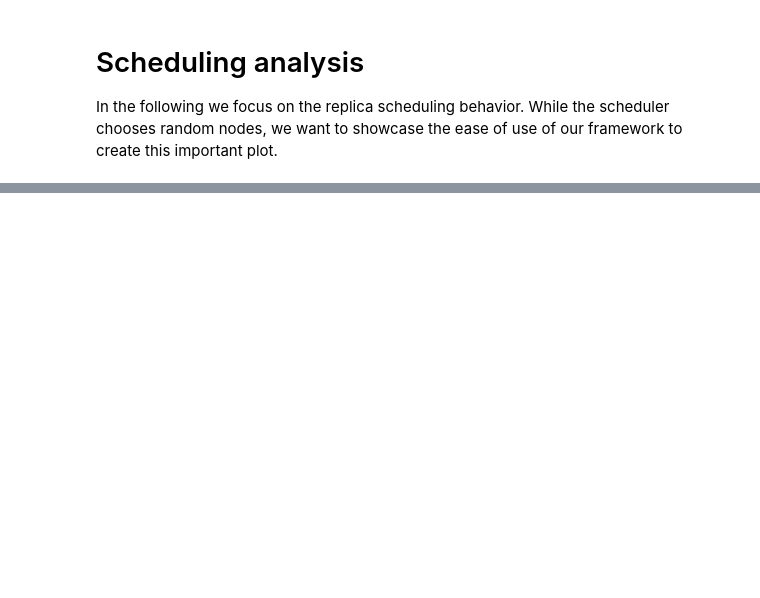
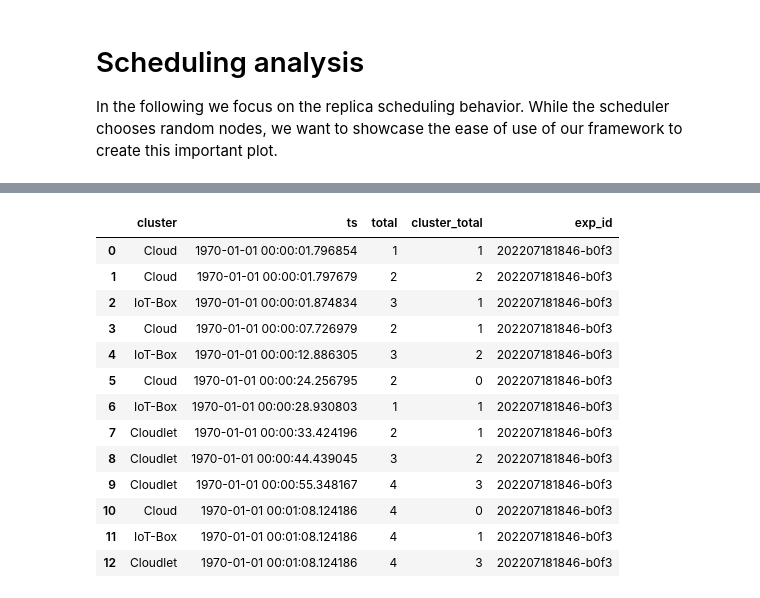
Before and after one commit to edgerun/galileo-experiments-tdis-2022, a Jupyter notebook: notebooks/Mobilenet Scenario Analysis.ipynb, the cells around one changed output, grey strips where cells are left out. Drawn from its saved outputs; the diff is of its cells as text; code cells hidden in the pictures; blank space fills up the shorter version.

```diff
--- a/notebooks/Mobilenet Scenario Analysis.ipynb
+++ b/notebooks/Mobilenet Scenario Analysis.ipynb
@@ -148,0 +149,17 @@ plt.savefig('figures/scenario-replicas-running-lineplot.pdf')
+# %%
+replicas
+# %% [output]
+|  | cluster | ts | total | cluster_total | exp_id |
+| 0 | Cloud | 1970-01-01 00:00:01.796854 | 1 | 1 | 202207181846-b0f3 |
+| 1 | Cloud | 1970-01-01 00:00:01.797679 | 2 | 2 | 202207181846-b0f3 |
+| 2 | IoT-Box | 1970-01-01 00:00:01.874834 | 3 | 1 | 202207181846-b0f3 |
+| 3 | Cloud | 1970-01-01 00:00:07.726979 | 2 | 1 | 202207181846-b0f3 |
+| 4 | IoT-Box | 1970-01-01 00:00:12.886305 | 3 | 2 | 202207181846-b0f3 |
+| 5 | Cloud | 1970-01-01 00:00:24.256795 | 2 | 0 | 202207181846-b0f3 |
+| 6 | IoT-Box | 1970-01-01 00:00:28.930803 | 1 | 1 | 202207181846-b0f3 |
+| 7 | Cloudlet | 1970-01-01 00:00:33.424196 | 2 | 1 | 202207181846-b0f3 |
+| 8 | Cloudlet | 1970-01-01 00:00:44.439045 | 3 | 2 | 202207181846-b0f3 |
+| 9 | Cloudlet | 1970-01-01 00:00:55.348167 | 4 | 3 | 202207181846-b0f3 |
+| 10 | Cloud | 1970-01-01 00:01:08.124186 | 4 | 0 | 202207181846-b0f3 |
+| 11 | IoT-Box | 1970-01-01 00:01:08.124186 | 4 | 1 | 202207181846-b0f3 |
+| 12 | Cloudlet | 1970-01-01 00:01:08.124186 | 4 | 3 | 202207181846-b0f3 |
```
Also changed, not shown: parts of 7 cells of this notebook.
